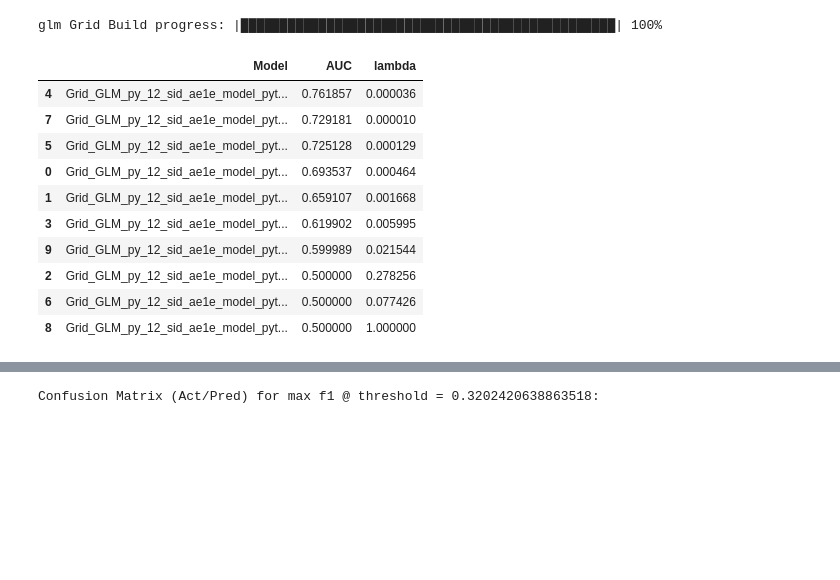
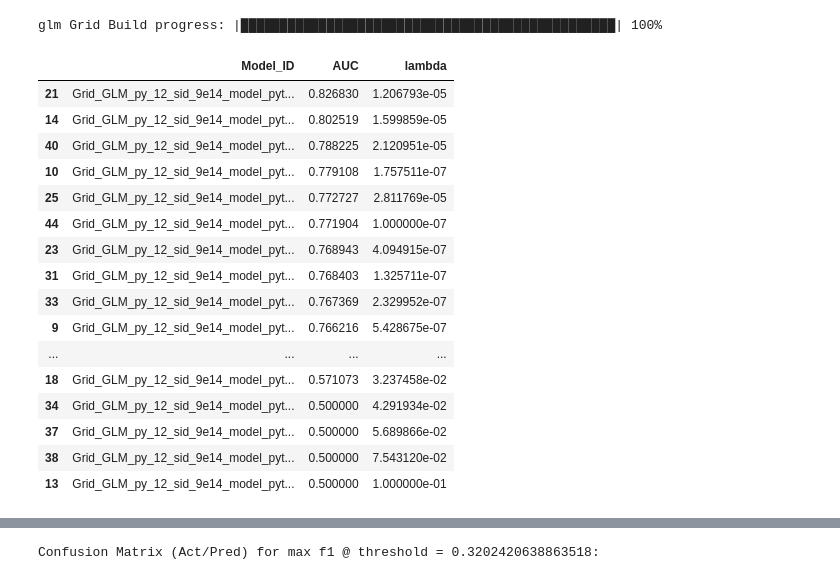
Before and after one commit to jakubglinka/ml-rpc, a Jupyter notebook: notebooks/revenue_per_click_prediction.ipynb, the cells around one changed output, grey strips where cells are left out. Saved outputs shown, nothing was run; the diff lists cells and outputs as text; code cells hidden in the pictures; blank space fills up the shorter version.

```diff
--- a/notebooks/revenue_per_click_prediction.ipynb
+++ b/notebooks/revenue_per_click_prediction.ipynb
@@ -395,5 +484,7 @@ Sparkling Water Context:
 # %%
-df = hc.as_h2o_frame(sdf_exp_w.sample(fraction=.1, seed=2014, withReplacement=False))
+h2o.remove_all()
+df = hc.as_h2o_frame(sdf_exp_w.sample(fraction=.1, seed=2014, withReplacement=False),
+                     framename='sdf_exp_w_sample')
 
 df['Keyword_ID'] = df['Keyword_ID'].asfactor()
 df['Ad_group_ID'] = df['Ad_group_ID'].asfactor()
@@ -405,4 +496,10 @@ df['Month'] = df['Date'].month().asfactor()
 df['Week'] = df['Date'].week().asfactor()
 df['Day'] = df['Date'].dayOfWeek().asfactor()
 
-df.describe()
+# df.describe()
+
+# ll = list(h2o.ls()['key'].values)
+# ll.remove('sdf_exp_w_sample')
+# h2o.remove(ll)
+
+# h2o.ls()
@@ -480,7 +574,7 @@ Confusion Matrix (Act/Pred) for max accuracy @ threshold = 0.5001713386866224:
 from h2o.grid import H2OGridSearch
 import numpy as np
 
-lambda_grid = list(np.logspace(start=-5.0, stop=0.0, num=100, base=10.0))
+lambda_grid = list(np.logspace(start=-7.0, stop=-1.0, num=50, base=10.0))
 
 g = H2OGridSearch(
         model=H2OGeneralizedLinearEstimator(family="binomial", alpha=1.0),
@@ -493,17 +587,29 @@ glm Grid Build progress: |██████████████████
 # %%
 import pandas as pd
 pd_auc = pd.DataFrame(list(g.auc().items()), columns=['Model_ID', 'AUC']).sort_values('AUC', ascending=False)
-pd_auc['lambda'] = np.array([g.get_hyperparams_dict(model, display=False)['lambda'] for model in tt])
+model_ids = pd_auc['Model_ID'].values
+pd_auc['lambda'] = np.array([g.get_hyperparams_dict(model, display=False)['lambda'] for model in model_ids])
+pd_auc = pd_auc.sort_values('AUC', ascending=False)
+
 pd_auc
+
+# select best model and remove the rest
+# h2o.remove_all()
 # %% [output]
-|  | Model | AUC | lambda |
-| 4 | Grid_GLM_py_12_sid_ae1e_model_pyt... | 0.761857 | 0.000036 |
-| 7 | Grid_GLM_py_12_sid_ae1e_model_pyt... | 0.729181 | 0.000010 |
-| 5 | Grid_GLM_py_12_sid_ae1e_model_pyt... | 0.725128 | 0.000129 |
-| 0 | Grid_GLM_py_12_sid_ae1e_model_pyt... | 0.693537 | 0.000464 |
-| 1 | Grid_GLM_py_12_sid_ae1e_model_pyt... | 0.659107 | 0.001668 |
-| 3 | Grid_GLM_py_12_sid_ae1e_model_pyt... | 0.619902 | 0.005995 |
-| 9 | Grid_GLM_py_12_sid_ae1e_model_pyt... | 0.599989 | 0.021544 |
-| 2 | Grid_GLM_py_12_sid_ae1e_model_pyt... | 0.500000 | 0.278256 |
-| 6 | Grid_GLM_py_12_sid_ae1e_model_pyt... | 0.500000 | 0.077426 |
-| 8 | Grid_GLM_py_12_sid_ae1e_model_pyt... | 0.500000 | 1.000000 |
+|  | Model_ID | AUC | lambda |
+| 21 | Grid_GLM_py_12_sid_9e14_model_pyt... | 0.826830 | 1.206793e-05 |
+| 14 | Grid_GLM_py_12_sid_9e14_model_pyt... | 0.802519 | 1.599859e-05 |
+| 40 | Grid_GLM_py_12_sid_9e14_model_pyt... | 0.788225 | 2.120951e-05 |
+| 10 | Grid_GLM_py_12_sid_9e14_model_pyt... | 0.779108 | 1.757511e-07 |
+| 25 | Grid_GLM_py_12_sid_9e14_model_pyt... | 0.772727 | 2.811769e-05 |
+| 44 | Grid_GLM_py_12_sid_9e14_model_pyt... | 0.771904 | 1.000000e-07 |
+| 23 | Grid_GLM_py_12_sid_9e14_model_pyt... | 0.768943 | 4.094915e-07 |
+| 31 | Grid_GLM_py_12_sid_9e14_model_pyt... | 0.768403 | 1.325711e-07 |
+| 33 | Grid_GLM_py_12_sid_9e14_model_pyt... | 0.767369 | 2.329952e-07 |
+| 9 | Grid_GLM_py_12_sid_9e14_model_pyt... | 0.766216 | 5.428675e-07 |
+| ... | ... | ... | ... |
+| 18 | Grid_GLM_py_12_sid_9e14_model_pyt... | 0.571073 | 3.237458e-02 |
+| 34 | Grid_GLM_py_12_sid_9e14_model_pyt... | 0.500000 | 4.291934e-02 |
+| 37 | Grid_GLM_py_12_sid_9e14_model_pyt... | 0.500000 | 5.689866e-02 |
+| 38 | Grid_GLM_py_12_sid_9e14_model_pyt... | 0.500000 | 7.543120e-02 |
+| 13 | Grid_GLM_py_12_sid_9e14_model_pyt... | 0.500000 | 1.000000e-01 |
```
Also changed, not shown: parts of 42 cells of this notebook, 1 other file.
